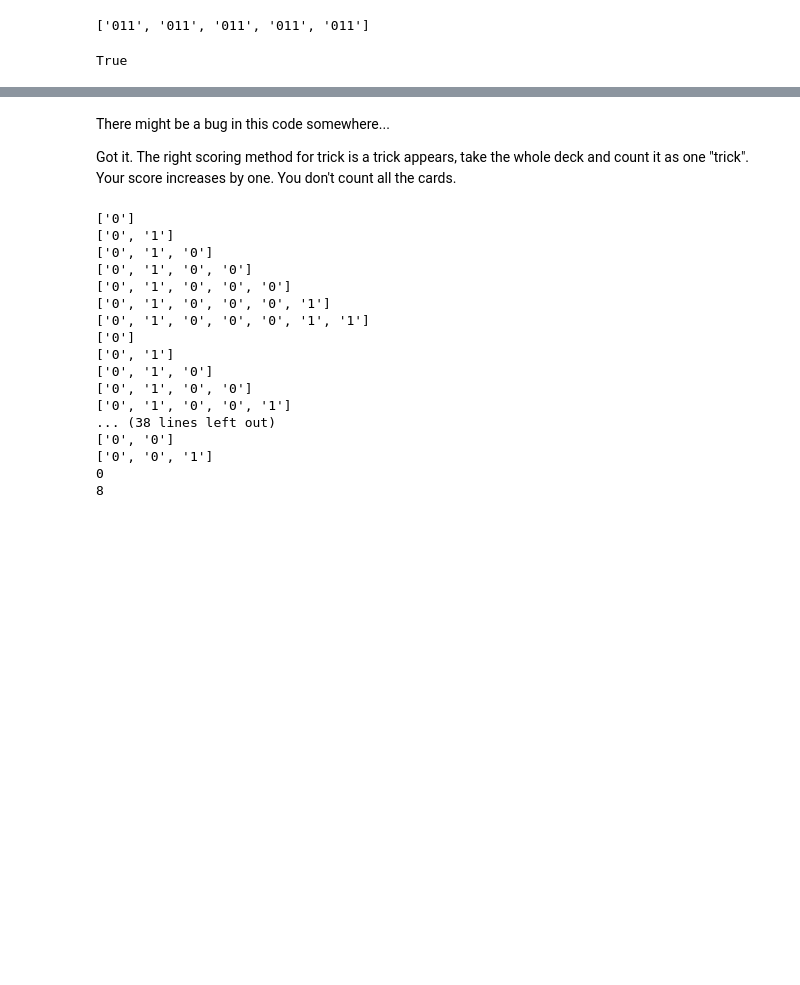
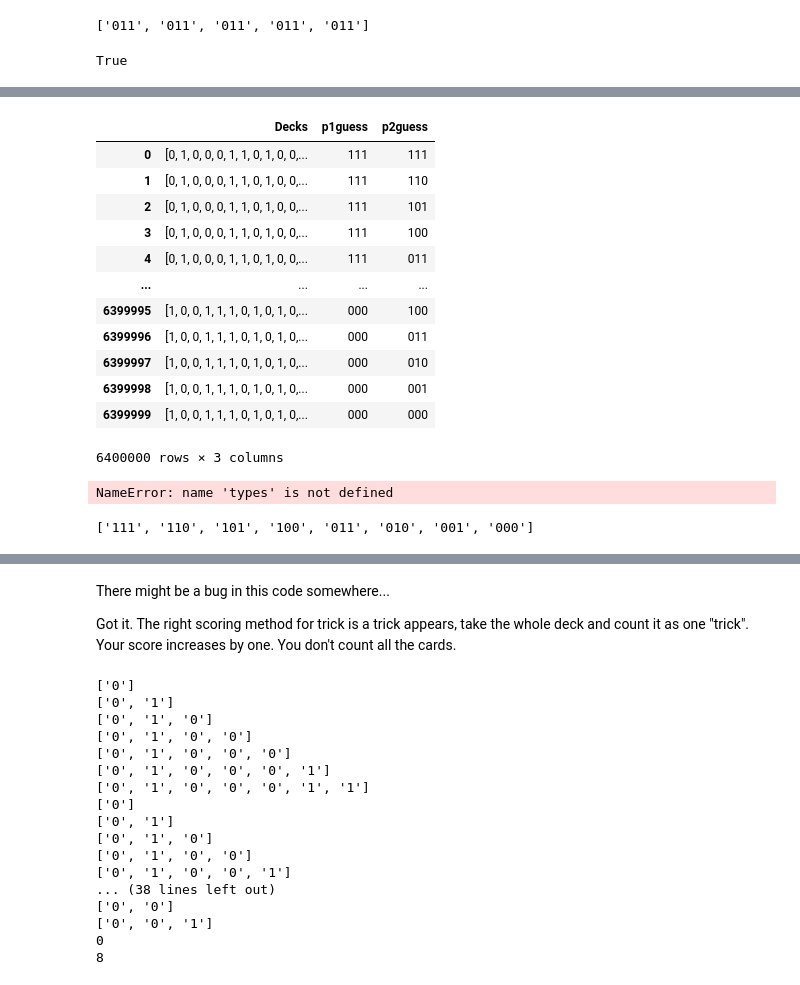
Before and after one commit to mikemartinez13/project-penney-440, a Jupyter notebook: sim.ipynb, the cells around one changed output, grey strips where cells are left out. Saved outputs shown, nothing was run; the diff lists cells and outputs as text; code cells hidden in the pictures; blank space fills up the shorter version.

```diff
--- a/sim.ipynb
+++ b/sim.ipynb
@@ -24,0 +36,13 @@ total[0]
+# %%
+rcards = ['1'] * 26
+bcards = ['0'] * 26
+cards = rcards+bcards # total 52 cards
+ngames = 100000
+total = np.empty((ngames, 52), dtype='<U1')
+seeds = np.empty((ngames,52))
+
+for gamenum in range(ngames):
+    random.seed(gamenum)
+    random.shuffle(cards)
+    seeds[gamenum] = gamenum
+    total[gamenum] = cards.copy()  # Use cards.copy() to keep the original list intact
@@ -108,0 +170,18 @@ prob_tie = 1 - prob_p2 - prob_p1
+# %%
+patterns = [
+    '111',
+    '110',
+    '101',
+    '100',
+    '011',
+    '010',
+    '001',
+    '000'
+]
+type = [
+    'trick',
+    'cards'
+]
+
+p_df = pd.DataFrame(patterns, columns=['patterns'])
+p_df
@@ -108,0 +198,4 @@ prob_tie = 1 - prob_p2 - prob_p1
+# %%
+pattern_df = p_df.merge(p_df, how = 'cross')
+pattern_df.rename(columns={'patterns_x':'p1guess','patterns_y':'p2guess'},inplace=True)
+pattern_df
@@ -108,0 +233,21 @@ prob_tie = 1 - prob_p2 - prob_p1
+# %%
+game_df = decks_df.merge(pattern_df, how = 'cross')
+game_df
+# %% [output]
+|  | Decks | p1guess | p2guess |
+| 0 | [0, 1, 0, 0, 0, 1, 1, 0, 1, 0, 0,... | 111 | 111 |
+| 1 | [0, 1, 0, 0, 0, 1, 1, 0, 1, 0, 0,... | 111 | 110 |
+| 2 | [0, 1, 0, 0, 0, 1, 1, 0, 1, 0, 0,... | 111 | 101 |
+| 3 | [0, 1, 0, 0, 0, 1, 1, 0, 1, 0, 0,... | 111 | 100 |
+| 4 | [0, 1, 0, 0, 0, 1, 1, 0, 1, 0, 0,... | 111 | 011 |
+| ... | ... | ... | ... |
+| 6399995 | [1, 0, 0, 1, 1, 1, 0, 1, 0, 1, 0,... | 000 | 100 |
+| 6399996 | [1, 0, 0, 1, 1, 1, 0, 1, 0, 1, 0,... | 000 | 011 |
+| 6399997 | [1, 0, 0, 1, 1, 1, 0, 1, 0, 1, 0,... | 000 | 010 |
+| 6399998 | [1, 0, 0, 1, 1, 1, 0, 1, 0, 1, 0,... | 000 | 001 |
+| 6399999 | [1, 0, 0, 1, 1, 1, 0, 1, 0, 1, 0,... | 000 | 000 |
+6400000 rows × 3 columns
+# %%
+types
+# %% [output]
+NameError: name 'types' is not defined
@@ -108,0 +260,4 @@ prob_tie = 1 - prob_p2 - prob_p1
+# %%
+patterns
+# %% [output]
+['111', '110', '101', '100', '011', '010', '001', '000']
```
Also changed, not shown: parts of 27 cells of this notebook.
